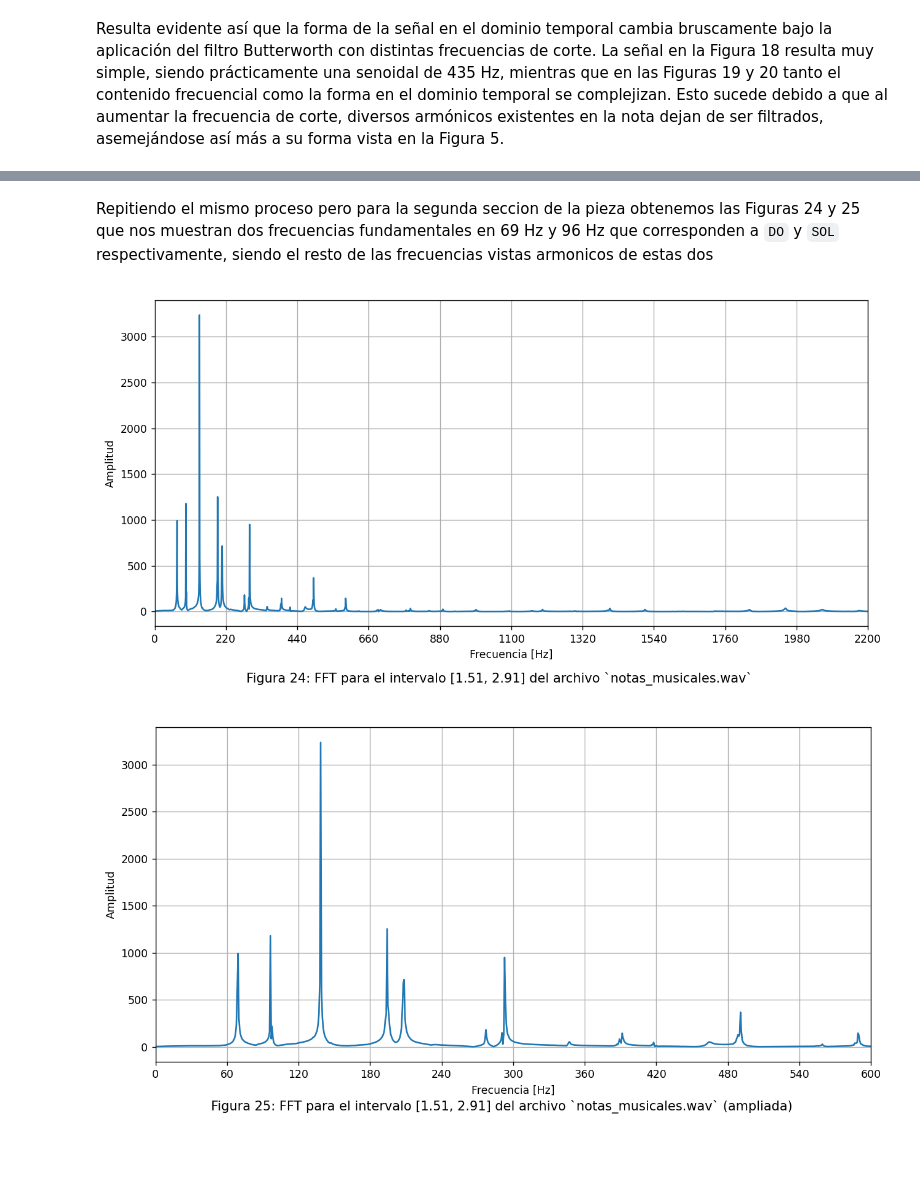
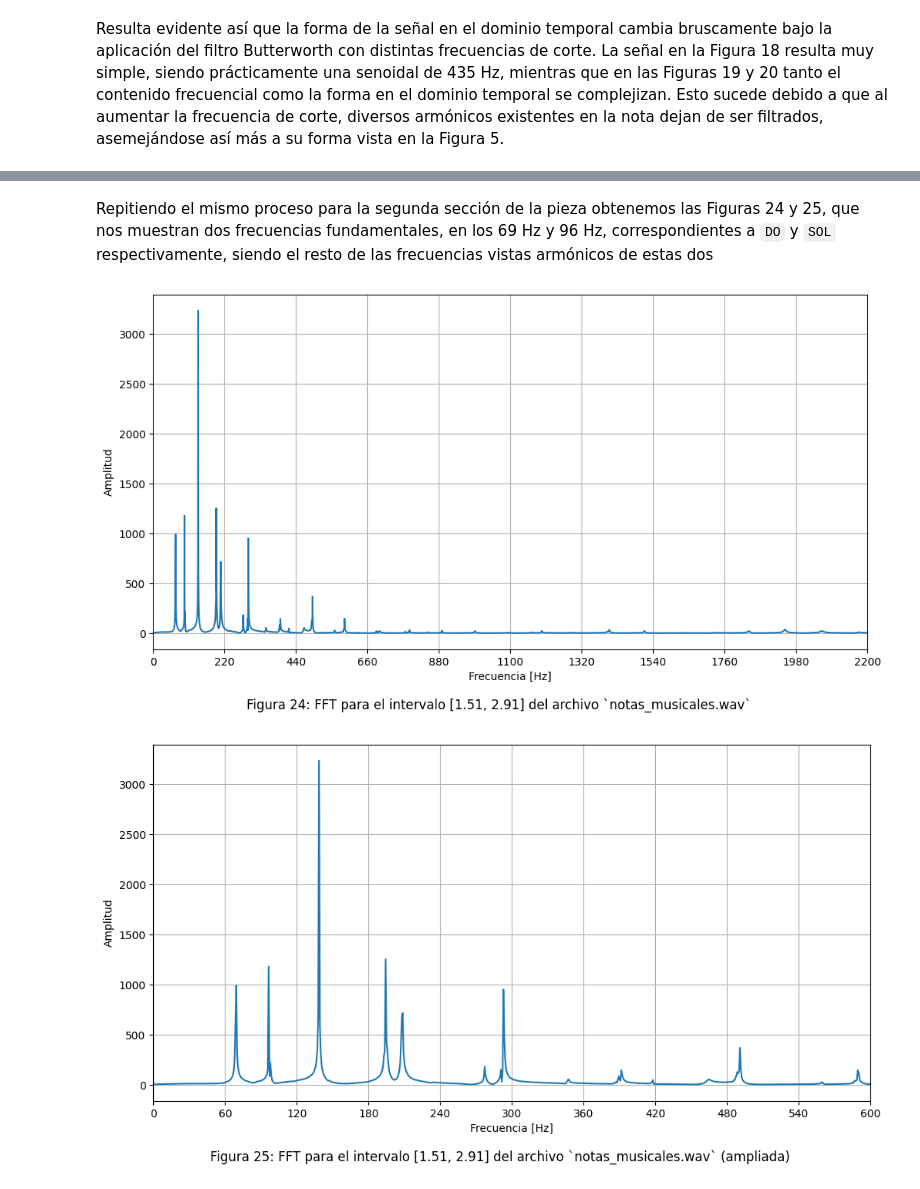
Before and after one commit to mjkloeckner/TB065, a Jupyter notebook: tercera_parte/tpe_tercera_parte.ipynb, the cells around one changed output, grey strips where cells are left out. Cells and saved outputs as stored; diff of their text form; code cells hidden in the pictures; blank space fills up the shorter version.

```diff
--- a/tercera_parte/tpe_tercera_parte.ipynb
+++ b/tercera_parte/tpe_tercera_parte.ipynb
@@ -455,14 +447,15 @@ graph_fft(t, dt, title2, 23, 100, 1680)
 # %% [markdown]
-Repitiendo el mismo proceso pero para la segunda seccion de la pieza obtenemos las Figuras 24 y 25 que nos muestran dos frecuencias fundamentales en 69 Hz y 96 Hz que corresponden a `DO` y `SOL` respectivamente, siendo el resto de las frecuencias vistas armonicos de estas dos
+Repitiendo el mismo proceso para la segunda sección de la pieza obtenemos las Figuras 24 y 25, que nos muestran dos frecuencias fundamentales, en los 69 Hz y 96 Hz, correspondientes a `DO` y `SOL` respectivamente, siendo el resto de las frecuencias vistas armónicos de estas dos
 # %%
 t = 1.51
 dt = 1.4
 title = f'FFT para el intervalo [{t}, {t+dt}] del archivo `{file3_name}`'
 title2 = f'FFT para el intervalo [{t}, {t+dt}] del archivo `{file3_name}` (ampliada)'
-graph_fft(t, dt, title, 24, 220, 2200)
-graph_fft(t, dt, title2, 25, 60, 600)
+
+graph_fft(file3_data_normalized, file3_sample_rate, t, dt, title, 24, 220, 2200)
+print('\n')
+graph_fft(file3_data_normalized, file3_sample_rate, t, dt, title2, 25, 60, 600)
+# %% [output]
+[figure, added]
+[figure, added]
-# %% [markdown]
-![image.png](embedded-picture-1)
-# %% [markdown]
-![image.png](embedded-picture-1)
 # %% [markdown]
```
Also changed, not shown: parts of 20 cells of this notebook.
